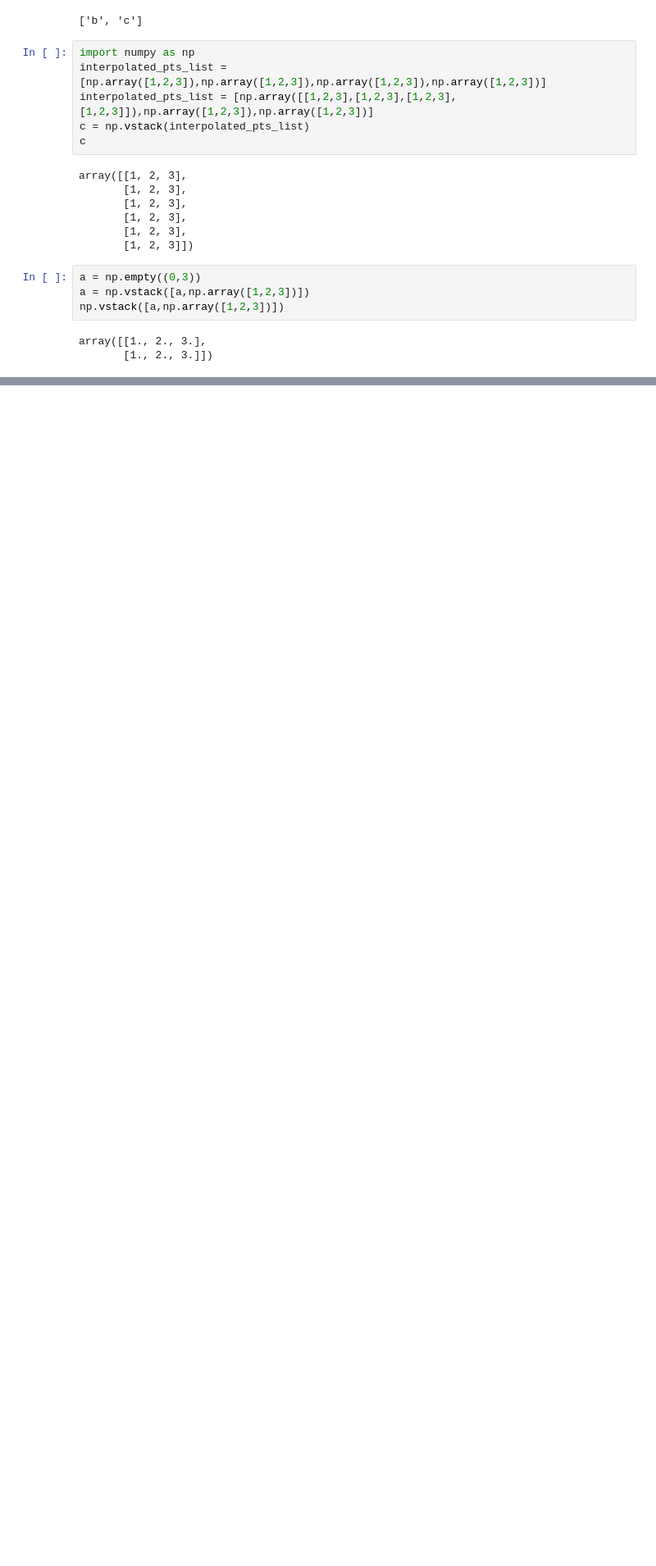
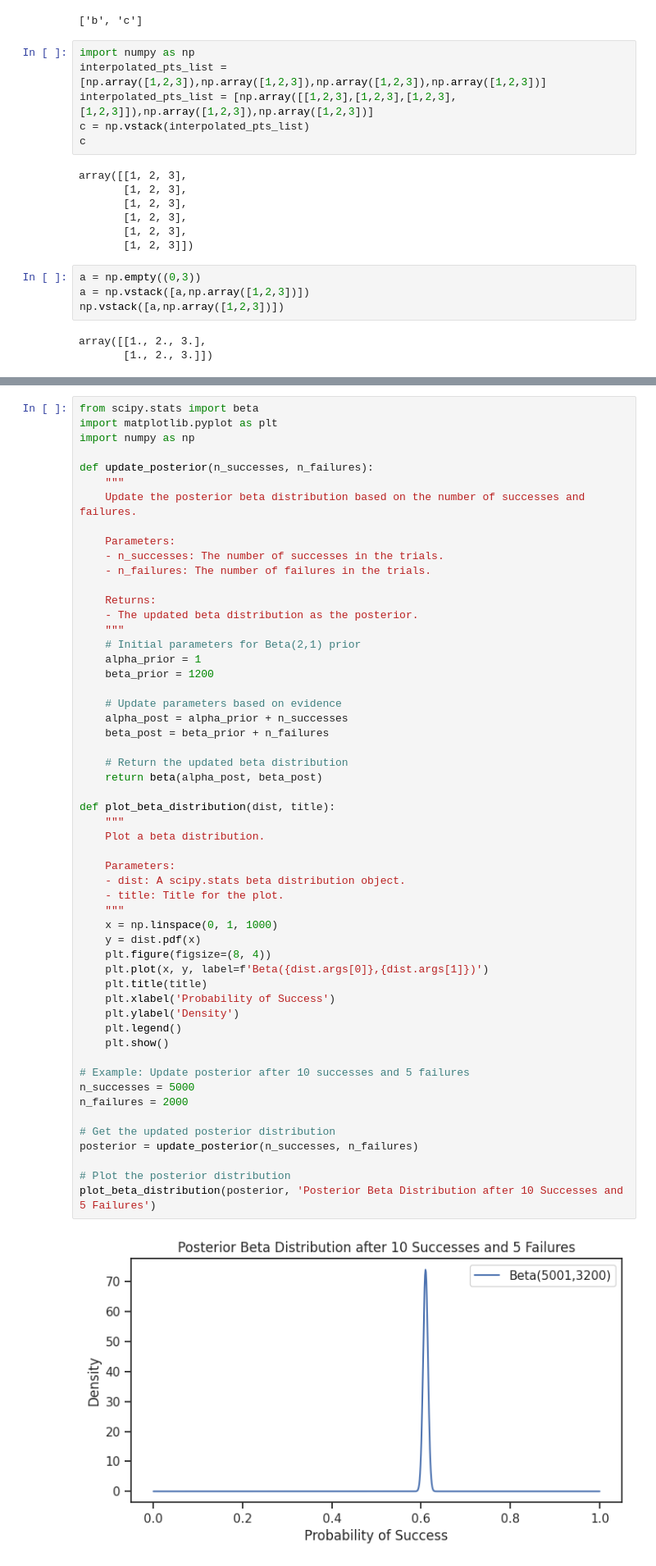
Before and after one commit to matthewjmuscat/biopsylocalization-python, a Jupyter notebook: python_files_dcm_meta_based/test_code.ipynb, the cells around one changed output, grey strips where cells are left out. Shown at 82% size. Drawn from its saved outputs; the diff is of its cells as text; blank space fills up the shorter version.

```diff
--- a/python_files_dcm_meta_based/test_code.ipynb
+++ b/python_files_dcm_meta_based/test_code.ipynb
@@ -3193,0 +4536,56 @@ array([[1., 2., 3.],
+# %%
+from scipy.stats import beta
+import matplotlib.pyplot as plt
+import numpy as np
+
+def update_posterior(n_successes, n_failures):
+    """
+    Update the posterior beta distribution based on the number of successes and failures.
+
+    Parameters:
+    - n_successes: The number of successes in the trials.
+    - n_failures: The number of failures in the trials.
+
+    Returns:
+    - The updated beta distribution as the posterior.
+    """
+    # Initial parameters for Beta(2,1) prior
+    alpha_prior = 1
+    beta_prior = 1200
+
+    # Update parameters based on evidence
+    alpha_post = alpha_prior + n_successes
+    beta_post = beta_prior + n_failures
+
+    # Return the updated beta distribution
+    return beta(alpha_post, beta_post)
+
+def plot_beta_distribution(dist, title):
+    """
+    Plot a beta distribution.
+
+    Parameters:
+    - dist: A scipy.stats beta distribution object.
+    - title: Title for the plot.
+    """
+    x = np.linspace(0, 1, 1000)
+    y = dist.pdf(x)
+    plt.figure(figsize=(8, 4))
+    plt.plot(x, y, label=f'Beta({dist.args[0]},{dist.args[1]})')
+    plt.title(title)
+    plt.xlabel('Probability of Success')
+    plt.ylabel('Density')
+    plt.legend()
+    plt.show()
+
+# Example: Update posterior after 10 successes and 5 failures
+n_successes = 5000
+n_failures = 2000
+
+# Get the updated posterior distribution
+posterior = update_posterior(n_successes, n_failures)
+
+# Plot the posterior distribution
+plot_beta_distribution(posterior, 'Posterior Beta Distribution after 10 Successes and 5 Failures')
+# %% [output]
+[figure, added]
```
Also changed, not shown: parts of 82 cells of this notebook, 44 other files.
